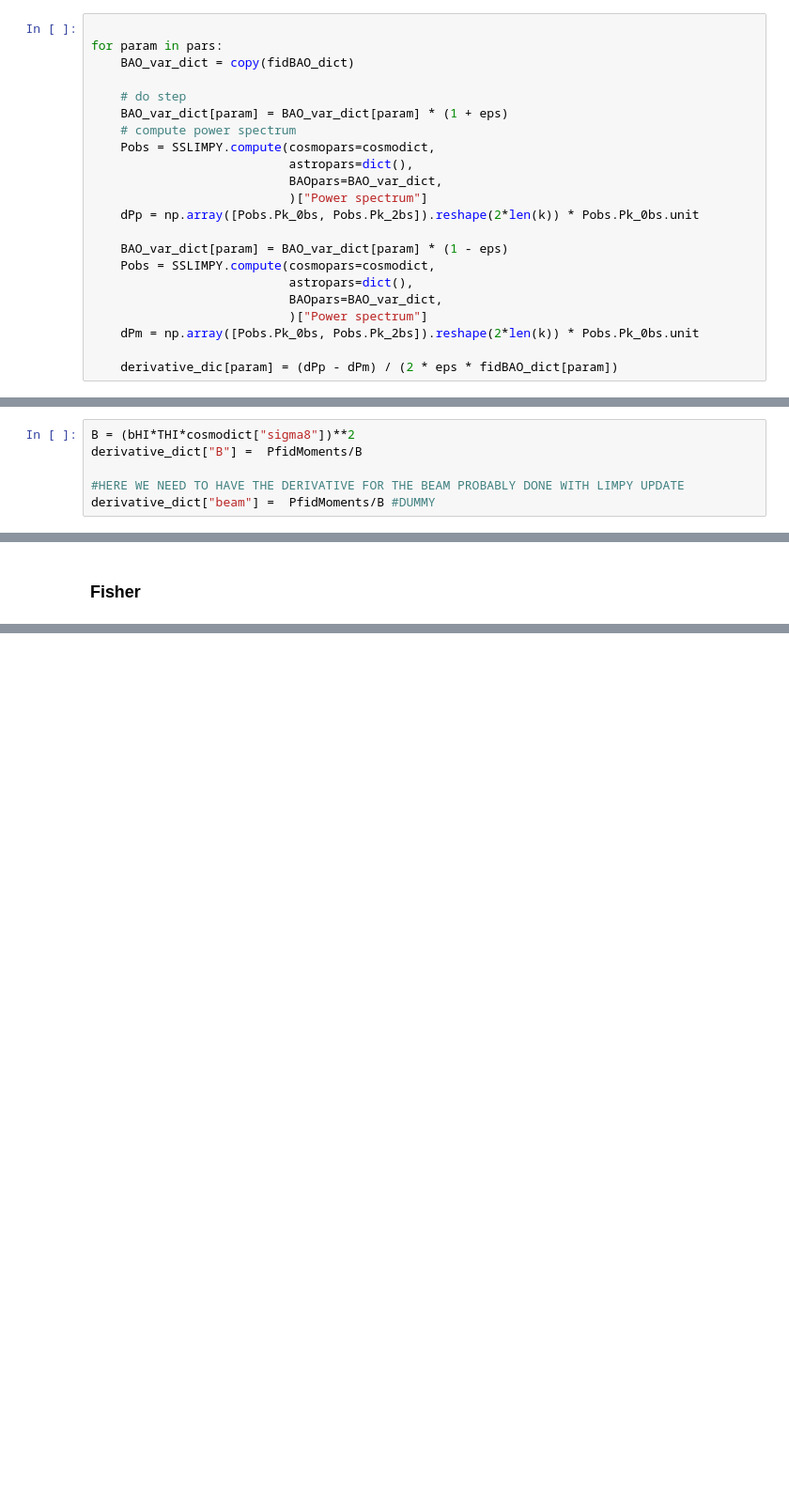
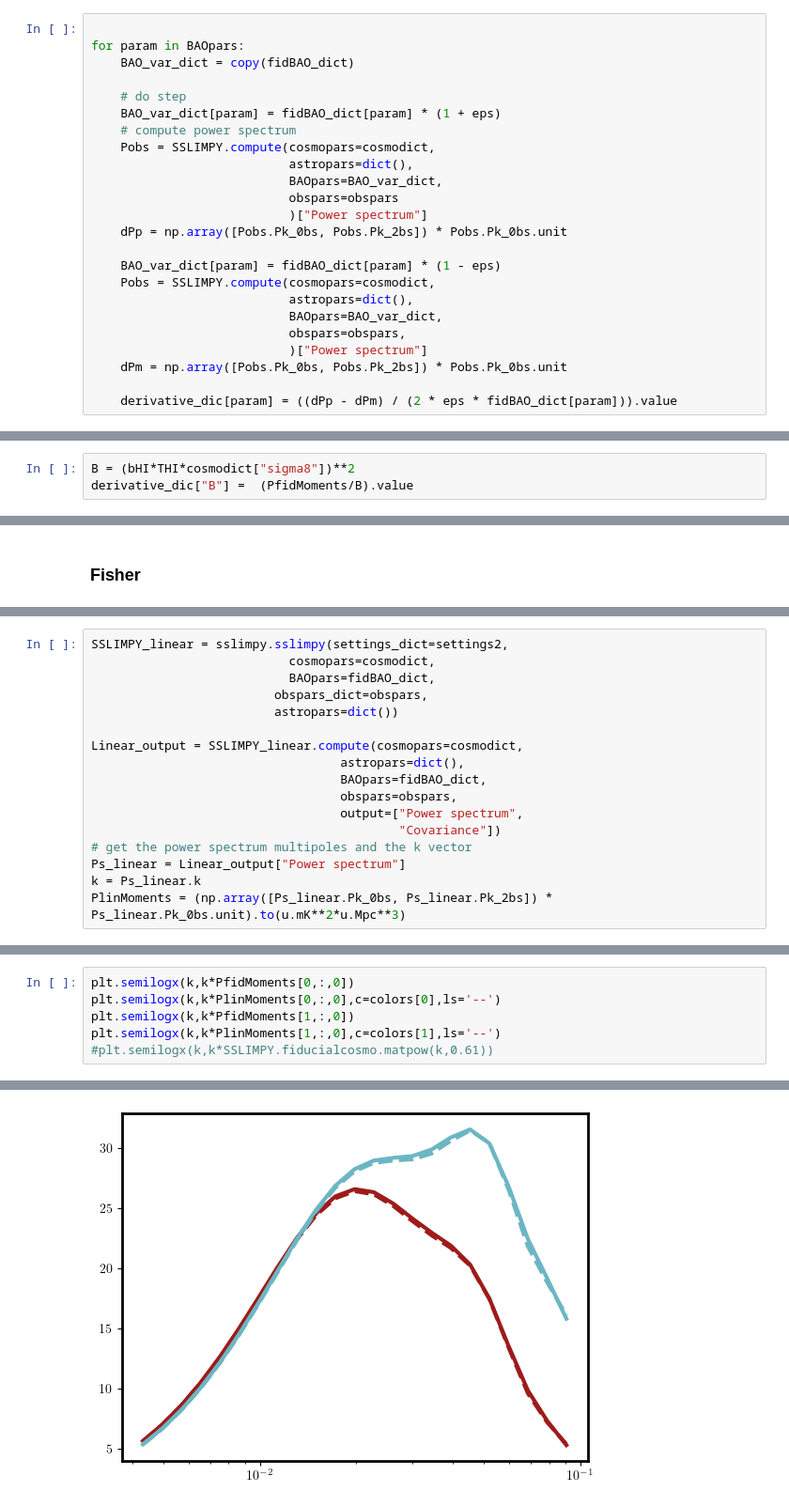
Before and after one commit to Sefa76/SSLimPy, a Jupyter notebook: MeerKLASS_FORECAST.ipynb, the cells around one changed output, grey strips where cells are left out. Shown at 94% size. Drawn from its saved outputs; the diff is of its cells as text; blank space fills up the shorter version.

```diff
--- a/MeerKLASS_FORECAST.ipynb
+++ b/MeerKLASS_FORECAST.ipynb
@@ -360,22 +374,24 @@ otherpars = ["B","beam"]
 # %%
 
-for param in pars:
+for param in BAOpars:
     BAO_var_dict = copy(fidBAO_dict)
 
     # do step
-    BAO_var_dict[param] = BAO_var_dict[param] * (1 + eps)
+    BAO_var_dict[param] = fidBAO_dict[param] * (1 + eps)
     # compute power spectrum
     Pobs = SSLIMPY.compute(cosmopars=cosmodict,
                            astropars=dict(),
                            BAOpars=BAO_var_dict,
+                           obspars=obspars
                            )["Power spectrum"]
-    dPp = np.array([Pobs.Pk_0bs, Pobs.Pk_2bs]).reshape(2*len(k)) * Pobs.Pk_0bs.unit
+    dPp = np.array([Pobs.Pk_0bs, Pobs.Pk_2bs]) * Pobs.Pk_0bs.unit
 
-    BAO_var_dict[param] = BAO_var_dict[param] * (1 - eps)
+    BAO_var_dict[param] = fidBAO_dict[param] * (1 - eps)
     Pobs = SSLIMPY.compute(cosmopars=cosmodict,
                            astropars=dict(),
                            BAOpars=BAO_var_dict,
+                           obspars=obspars,
                            )["Power spectrum"]
-    dPm = np.array([Pobs.Pk_0bs, Pobs.Pk_2bs]).reshape(2*len(k)) * Pobs.Pk_0bs.unit
+    dPm = np.array([Pobs.Pk_0bs, Pobs.Pk_2bs]) * Pobs.Pk_0bs.unit
 
-    derivative_dic[param] = (dPp - dPm) / (2 * eps * fidBAO_dict[param])
+    derivative_dic[param] = ((dPp - dPm) / (2 * eps * fidBAO_dict[param])).value
@@ -382,6 +409,3 @@ for param in pars:
 # %%
 B = (bHI*THI*cosmodict["sigma8"])**2
-derivative_dict["B"] =  PfidMoments/B
-
-#HERE WE NEED TO HAVE THE DERIVATIVE FOR THE BEAM PROBABLY DONE WITH LIMPY UPDATE
-derivative_dict["beam"] =  PfidMoments/B #DUMMY
+derivative_dic["B"] =  (PfidMoments/B).value
@@ -430,0 +524,17 @@ for i, p1 in enumerate(allpars):
+# %%
+SSLIMPY_linear = sslimpy.sslimpy(settings_dict=settings2,
+                           cosmopars=cosmodict,
+                           BAOpars=fidBAO_dict,
+                         obspars_dict=obspars,
+                         astropars=dict())
+
+Linear_output = SSLIMPY_linear.compute(cosmopars=cosmodict,
+                                  astropars=dict(),
+                                  BAOpars=fidBAO_dict,
+                                  obspars=obspars,
+                                  output=["Power spectrum",
+                                          "Covariance"])
+# get the power spectrum multipoles and the k vector
+Ps_linear = Linear_output["Power spectrum"]
+k = Ps_linear.k
+PlinMoments = (np.array([Ps_linear.Pk_0bs, Ps_linear.Pk_2bs]) * Ps_linear.Pk_0bs.unit).to(u.mK**2*u.Mpc**3)
@@ -430,0 +554,7 @@ for i, p1 in enumerate(allpars):
+# %%
+plt.semilogx(k,k*PfidMoments[0,:,0])
+plt.semilogx(k,k*PlinMoments[0,:,0],c=colors[0],ls='--')
+plt.semilogx(k,k*PfidMoments[1,:,0])
+plt.semilogx(k,k*PlinMoments[1,:,0],c=colors[1],ls='--')
+#plt.semilogx(k,k*SSLIMPY.fiducialcosmo.matpow(k,0.61))
+# %% [output]
@@ -430,0 +562 @@ for i, p1 in enumerate(allpars):
+[figure, added]
```
Also changed, not shown: parts of 41 cells of this notebook.
